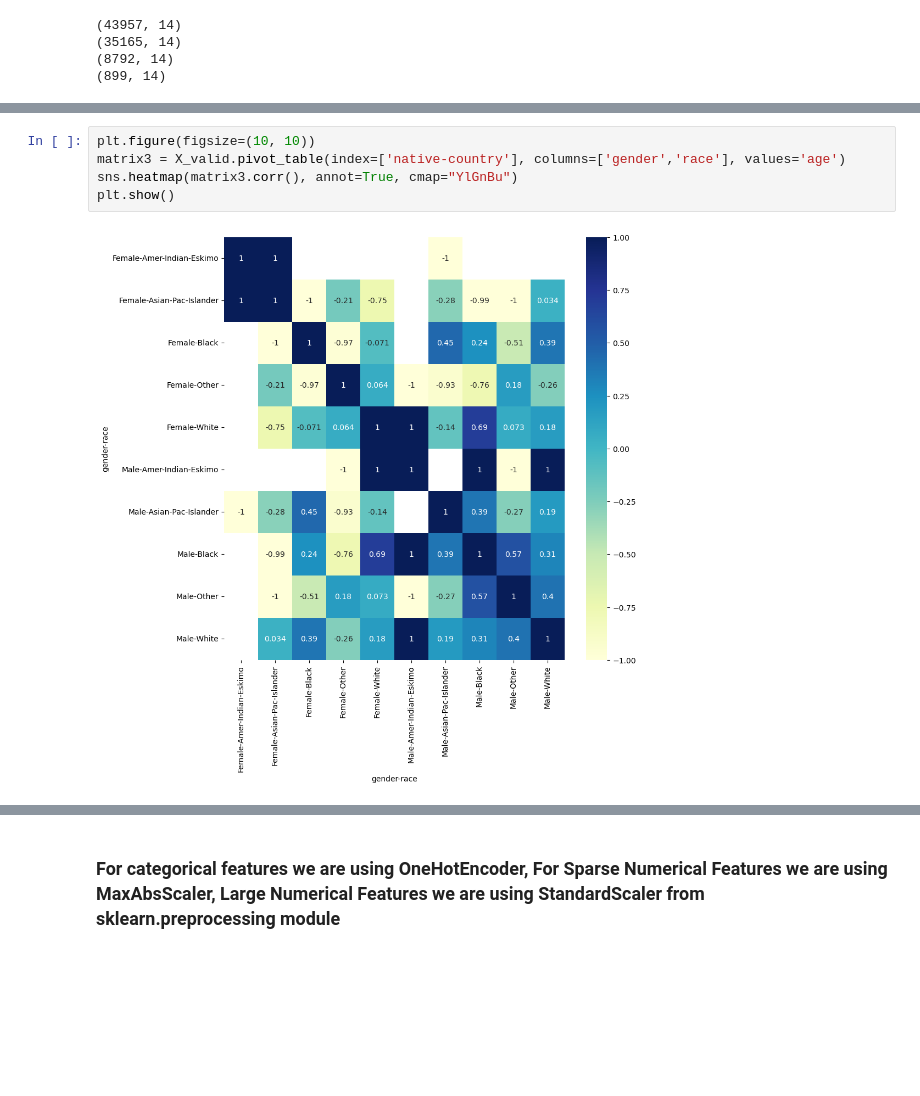
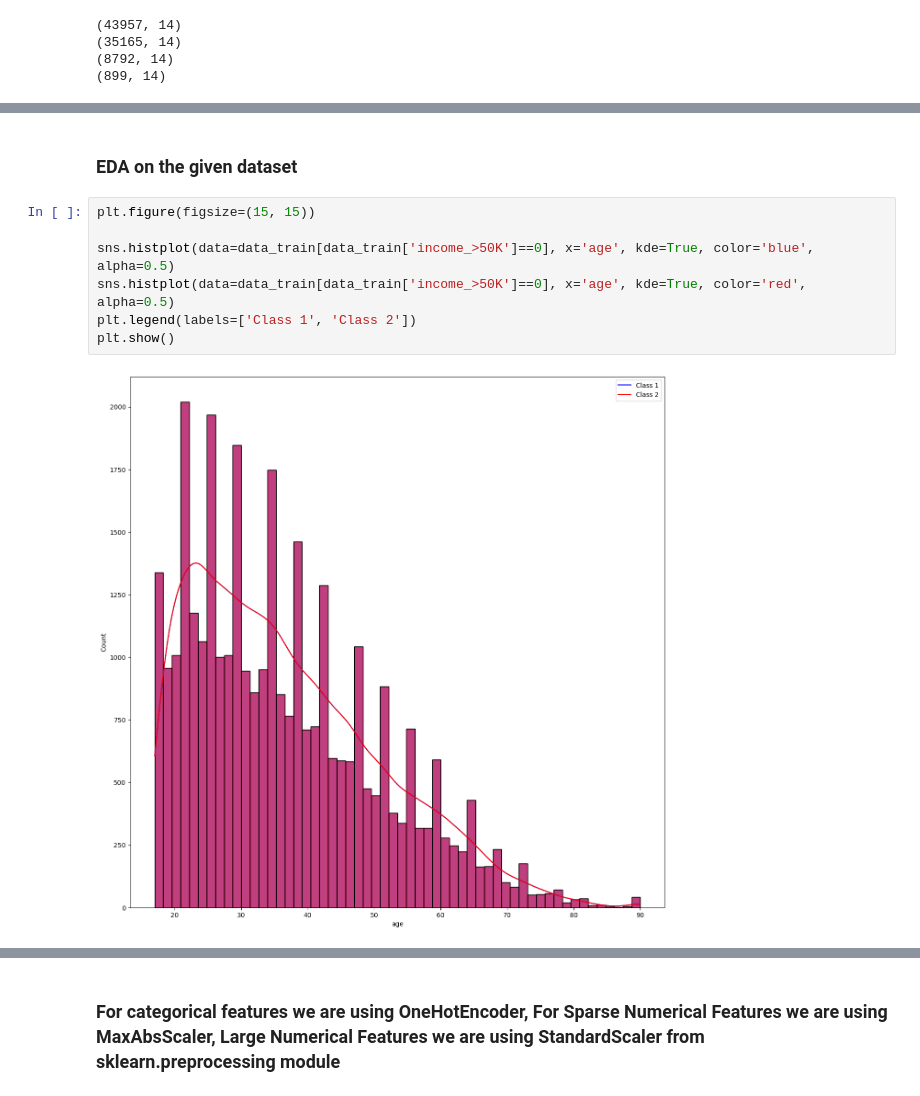
Before and after one commit to Revernd/Kaggle_notebooks, a Jupyter notebook: ml-binary-classification-case-study.ipynb, the cells around one changed output, grey strips where cells are left out. Saved outputs shown, nothing was run; the diff lists cells and outputs as text; blank space fills up the shorter version.

```diff
--- a/ml-binary-classification-case-study.ipynb
+++ b/ml-binary-classification-case-study.ipynb
@@ -59,7 +43,11 @@ plt.show()
-# %%
-plt.figure(figsize=(10, 10))
-matrix3 = X_valid.pivot_table(index=['native-country'], columns=['gender','race'], values='age')
-sns.heatmap(matrix3.corr(), annot=True, cmap="YlGnBu")
-plt.show()
-# %% [output]
-[figure, removed]
+# %% [markdown]
+### EDA on the given dataset
+# %%
+plt.figure(figsize=(15, 15))
+
+sns.histplot(data=data_train[data_train['income_>50K']==0], x='age', kde=True, color='blue', alpha=0.5)
+sns.histplot(data=data_train[data_train['income_>50K']==0], x='age', kde=True, color='red', alpha=0.5)
+plt.legend(labels=['Class 1', 'Class 2'])
+plt.show()
+# %% [output]
+[figure, added]
```
Also changed, not shown: parts of 10 cells of this notebook.
